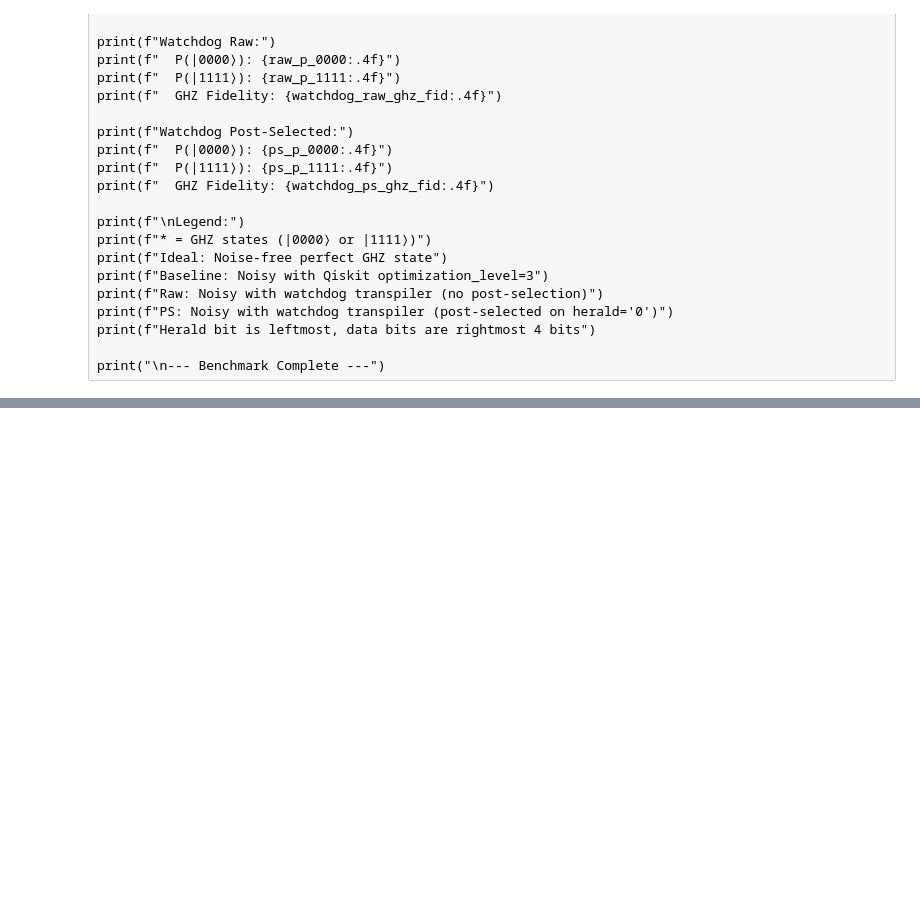
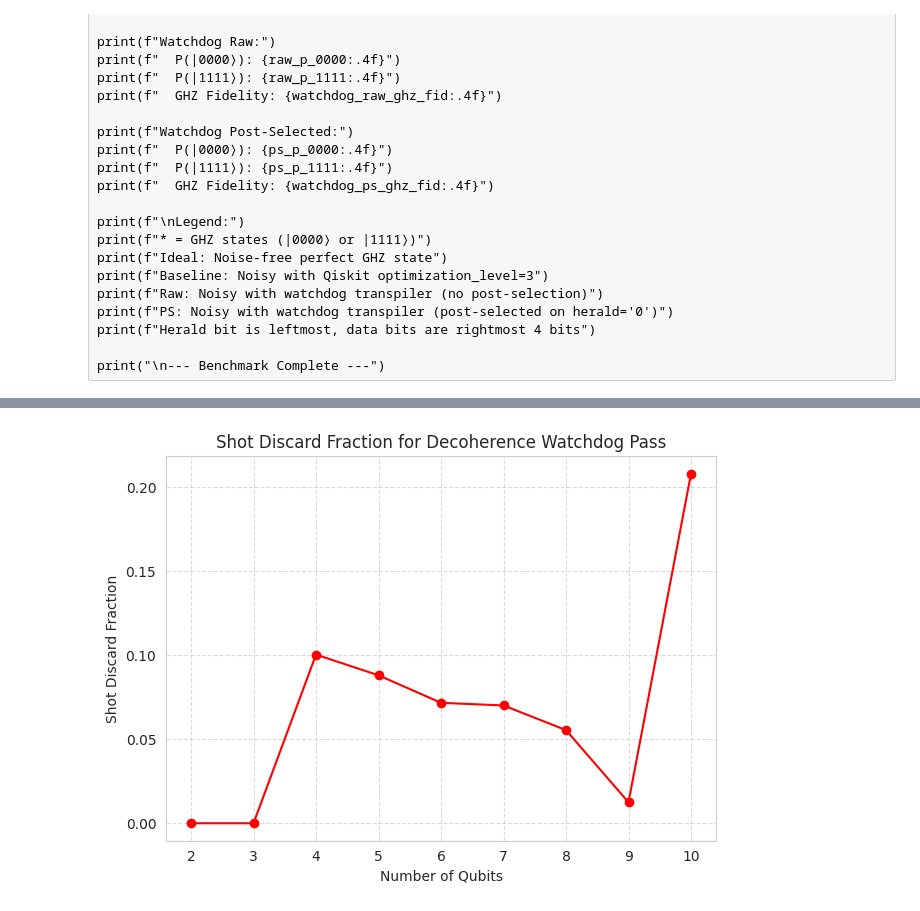
Before and after one commit to Abhi-Sutar/munichQiskitHackathon2025, a Jupyter notebook: watchdog_bench.ipynb, the cells around one changed output, grey strips where cells are left out. Cells and saved outputs as stored; diff of their text form; code cells hidden in the pictures; blank space fills up the shorter version.

```diff
--- a/watchdog_bench.ipynb
+++ b/watchdog_bench.ipynb
@@ -354,6 +333,7 @@ Shot Discard Rate:            10.13%
 %matplotlib inline
 # G. Generate comprehensive visualization and analysis
 print("\nG. Generating comprehensive comparison plots and analysis...")
+
 
 
 # Create normalized 5-qubit probability distributions for all cases including ideal
@@ -364,17 +344,11 @@ baseline_5bit_probs = normalize_counts(expand_to_5bit_with_herald_0(baseline_cou
 if final_watchdog_circuit.num_clbits > num_data_clbits:
     # We have a real watchdog circuit with herald bit
     watchdog_raw_5bit_probs = normalize_counts(watchdog_counts)
-    watchdog_ps_5bit_probs = get_5bit_probs_for_post_selected(
-        watchdog_ps_counts, watchdog_counts
-    )
+    watchdog_ps_5bit_probs = get_5bit_probs_for_post_selected(watchdog_ps_counts, watchdog_counts)
 else:
     # Watchdog circuit fell back to standard circuit
-    watchdog_raw_5bit_probs = normalize_counts(
-        expand_to_5bit_with_herald_0(watchdog_counts)
-    )
-    watchdog_ps_5bit_probs = normalize_counts(
-        expand_to_5bit_with_herald_0(watchdog_ps_counts)
-    )
+    watchdog_raw_5bit_probs = normalize_counts(expand_to_5bit_with_herald_0(watchdog_counts))
+    watchdog_ps_5bit_probs = normalize_counts(expand_to_5bit_with_herald_0(watchdog_ps_counts))
 
 # Print shot statistics
 print(f"   Shot statistics:")
@@ -384,21 +358,17 @@ print(f"   - Watchdog post-selected shots: {sum(watchdog_ps_counts.values())}")
 
 # Create comprehensive histogram with all normalized distributions including ideal
 # Note: GHZ values will be calculated from table and updated in the final output
-legend = [f"Ideal", f"Baseline", f"Watchdog Raw", f"Watchdog PS"]
-hist_data = [
-    ideal_5bit_probs,
-    baseline_5bit_probs,
-    watchdog_raw_5bit_probs,
-    watchdog_ps_5bit_probs,
+legend = [
+    f'Ideal',
+    f'Baseline',
+    f'Watchdog Raw',
+    f'Watchdog PS'
 ]
+hist_data = [ideal_5bit_probs, baseline_5bit_probs, watchdog_raw_5bit_probs, watchdog_ps_5bit_probs]
 
-fig = plot_histogram(
-    hist_data,
-    legend=legend,
-    figsize=(20, 10),
-    title="Decoherence Watchdog: 5-Qubit Probability Distributions",
-    bar_labels=False,
-)
+fig = plot_histogram(hist_data, legend=legend, figsize=(20, 10),
+                        title="Decoherence Watchdog: 5-Qubit Probability Distributions",
+                        bar_labels=False)
 
 # ax = fig.gca()
 # plt.show()
@@ -855,0 +849,11 @@ for i in qubit_range:
+# %%
+plt.plot(qubit_range, discard_fraction_results, marker='o', color='red')
+plt.xlabel("Number of Qubits")
+plt.ylabel("Shot Discard Fraction")
+plt.title("Shot Discard Fraction for Decoherence Watchdog Pass")
+plt.xticks(qubit_range)
+plt.grid(True, linestyle='--', alpha=0.7)
+plt.tight_layout()
+plt.show()
+# %% [output]
+[figure, added]
```
Also changed, not shown: parts of 18 cells of this notebook.
